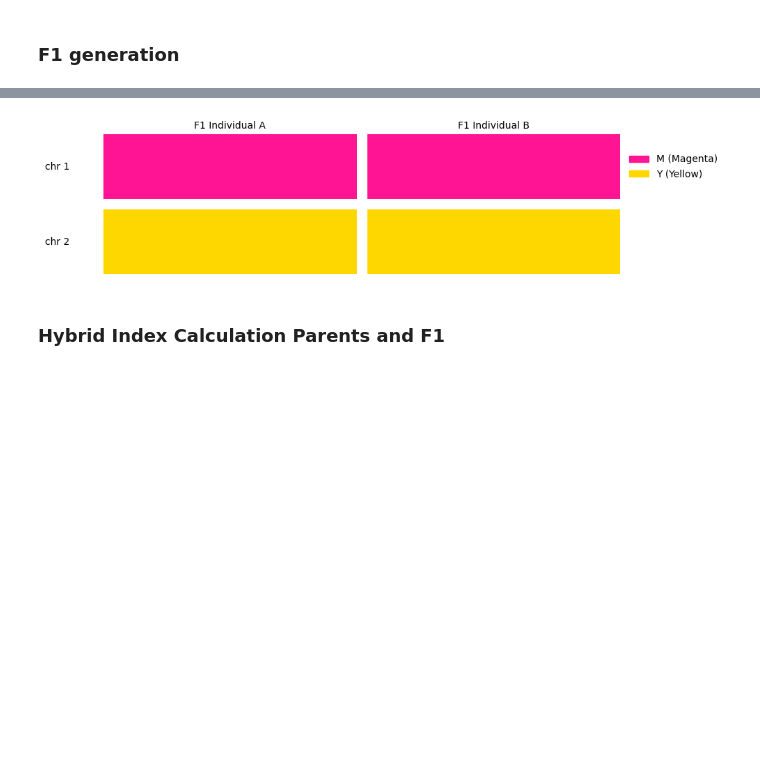
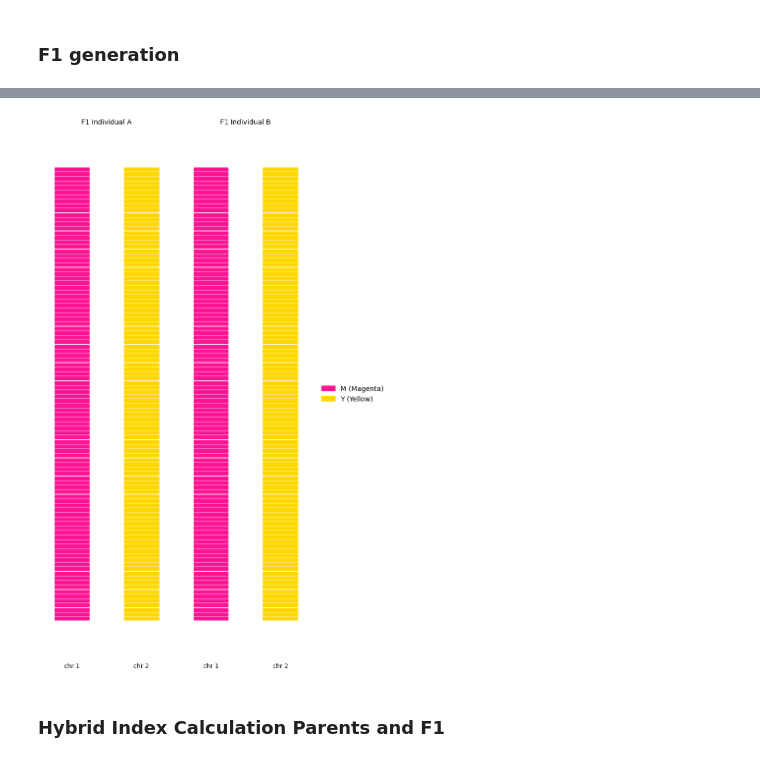
Before and after one commit to sophiagray2001/hybrid_sim_project, a Jupyter notebook: Hybrid_sim_v6.ipynb, the cells around one changed output, grey strips where cells are left out. Saved outputs shown, nothing was run; the diff lists cells and outputs as text; code cells hidden in the pictures; blank space fills up the shorter version.

```diff
--- a/Hybrid_sim_v6.ipynb
+++ b/Hybrid_sim_v6.ipynb
@@ -16,6 +18,6 @@ random.seed(38)
 # %%
 # Define constants
-chromosome_length = 15 # Total number of positions (loci) on the chromosome
+chromosome_length = 100 # Total number of positions (loci) on the chromosome
 MAGENTA = 'M'
 YELLOW = 'Y'
 # %%
@@ -132,8 +136,9 @@ parent_chr_pairs = [
     (yy_parent_b[0], yy_parent_b[1])
 ]
 
-# 1 row, 2 chromosomes per individual = 8 total
-fig, axs = plt.subplots(1, 8, figsize=(5, 4), sharey=True)
+# Dynamically scale figure width: 0.1 inch per locus per chromosome
+fig_width = max(8, chromosome_length * 0.1)  # e.g., 100 loci → 10" width per chromosome
+fig, axs = plt.subplots(1, 8, figsize=(fig_width, 4), sharey=True)
 
 # Drawing settings
 block_width = 0.6
@@ -162,8 +167,8 @@ for i, title in enumerate(titles):
 
 # Add chromosome labels below each block
 for i in range(4):  # For each parent
-    axs[i * 2 + 0].text(0.5, -4, "chr 1", ha='center', va='center', fontsize=9, transform=axs[i * 2 + 0].transAxes)
-    axs[i * 2 + 1].text(0.5, -4, "chr 2", ha='center', va='center', fontsize=9, transform=axs[i * 2 + 1].transAxes)
+    axs[i * 2 + 0].text(0.5, -0.1, "chr 1", ha='center', va='center', fontsize=9, transform=axs[i * 2 + 0].transAxes)
+    axs[i * 2 + 1].text(0.5, -0.1, "chr 2", ha='center', va='center', fontsize=9, transform=axs[i * 2 + 1].transAxes)
 
 # Add legend
 legend_patches = [
@@ -172,5 +177,6 @@ legend_patches = [
 ]
 axs[-1].legend(handles=legend_patches, loc='center left', bbox_to_anchor=(1.1, 0.5), frameon=False)
 
+plt.subplots_adjust(wspace=0.4)  # add spacing between the 8 subplots
 plt.show()
 # %% [output]
@@ -178,37 +186,53 @@ plt.show()
 # %%
 # Visualise F1 individuals
-fig, axs = plt.subplots(2, 2, figsize=(10, 2.5), sharex=True)
+fig_height = max(6, chromosome_length * 0.12)  # 0.12" per locus, minimum 6"
+fig, axs = plt.subplots(1, 4, figsize=(7, fig_height), sharey=True)
 
 # Titles for each F1 individual
 titles = ["F1 Individual A", "F1 Individual B"]
 
-# F1 chr data grouped
+# Chromosome data grouped (chr1, chr2 per individual)
 f1_chr_pairs = [
     (f1_a[0], f1_a[1]),
     (f1_b[0], f1_b[1])
 ]
 
-# Plot each F1 individual
-for col, (chr1, chr2) in enumerate(f1_chr_pairs):
-    for row, chr in enumerate([chr1, chr2]):
-        for i, allele in enumerate(chr):
-            axs[row][col].add_patch(mpatches.Rectangle((i, 0), 1, 1, color=color_map[allele]))
-        axs[row][col].set_xlim(0, chromosome_length)
-        axs[row][col].set_ylim(0, 1)
-        axs[row][col].axis('off')
-    axs[0][col].set_title(titles[col], fontsize=10)
+# Drawing settings
+block_width = 0.6
+block_height = 1
+block_spacing = 1.3
 
-# Add chr labels to left side
-axs[0][0].text(-2, 0.5, "chr 1", va='center', ha='right', fontsize=10)
-axs[1][0].text(-2, 0.5, "chr 2", va='center', ha='right', fontsize=10)
+# Plot each chromosome in horizontal layout
+for i, (chr1, chr2) in enumerate(f1_chr_pairs):
+    for j, chr in enumerate([chr1, chr2]):  # chr1 then chr2
+        ax_index = i * 2 + j
+        ax = axs[ax_index]
+        for k, allele in enumerate(chr):
+            y_pos = k * block_spacing
+            ax.add_patch(
+                mpatches.Rectangle((0.2, y_pos), block_width, block_height, color=color_map[allele])
+            )
+        ax.set_xlim(0, 1)
+        ax.set_ylim(0, len(chr) * block_spacing)
+        ax.axis('off')
 
-# Add legend
-axs[0][1].legend(handles=legend_patches, loc='center left', bbox_to_anchor=(1, 0.5), frameon=False)
+# Add individual titles above their chromosome pair
+for i, title in enumerate(titles):
+    mid_ax = axs[i * 2]
+    mid_x = mid_ax.get_position().x0 + (axs[i * 2 + 1].get_position().x1 - mid_ax.get_position().x0) / 2
+    fig.text(mid_x, 0.95, title, ha='center', va='bottom', fontsize=10)
 
-plt.tight_layout()
+# Add chromosome labels just below blocks
+for i in range(2):  # For each F1 individual
+    axs[i * 2 + 0].text(0.5, -0.1, "chr 1", ha='center', va='center', fontsize=9, transform=axs[i * 2 + 0].transAxes)
+    axs[i * 2 + 1].text(0.5, -0.1, "chr 2", ha='center', va='center', fontsize=9, transform=axs[i * 2 + 1].transAxes)
+
+# Add legend on the right
+axs[-1].legend(handles=legend_patches, loc='center left', bbox_to_anchor=(1.1, 0.5), frameon=False)
+
 plt.show()
 # %% [output]
-[figure, old version]
+[figure, new version]
 # %% [markdown]
 ### Hybrid Index Calculation Parents and F1
 # %%
```
Also changed, not shown: parts of 35 cells of this notebook.
